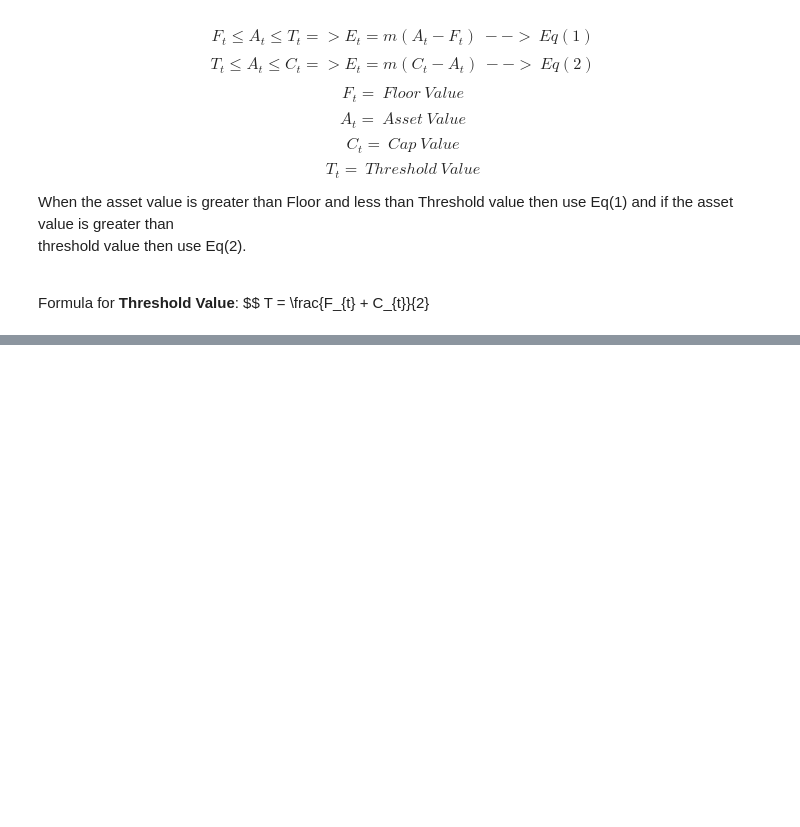
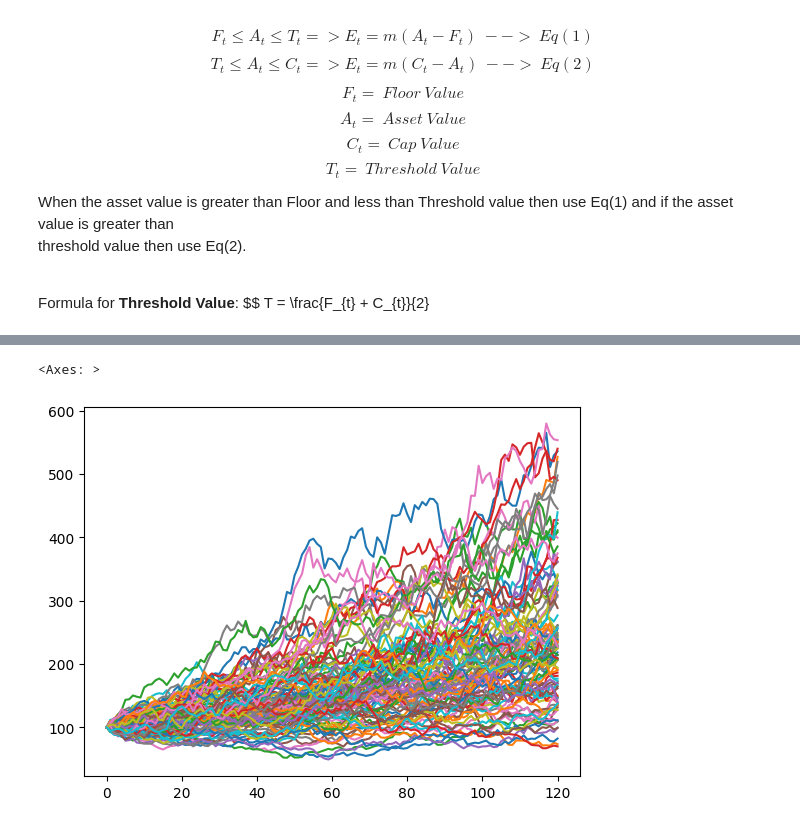
Before and after one commit to Akib-Raihan-4/Trading_With_Python, a Jupyter notebook: w3_s1.ipynb, the cells around one changed output, grey strips where cells are left out. Drawn from its saved outputs; the diff is of its cells as text; code cells hidden in the pictures; blank space fills up the shorter version.

```diff
--- a/w3_s1.ipynb
+++ b/w3_s1.ipynb
@@ -314,0 +318,5 @@ import edhec_risk as erk
+# %%
+erk.gbm(10, 100, mu=0.1).plot(legend=False)
+# %% [output]
+<Axes: >
+[figure, added]
```
Also changed, not shown: parts of 1 cell of this notebook, 4 other files.
